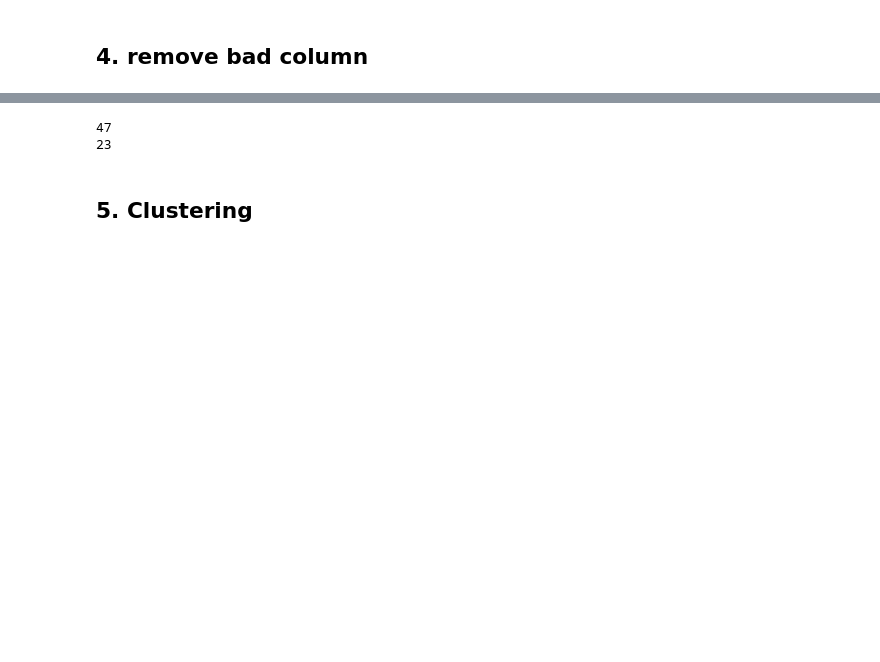
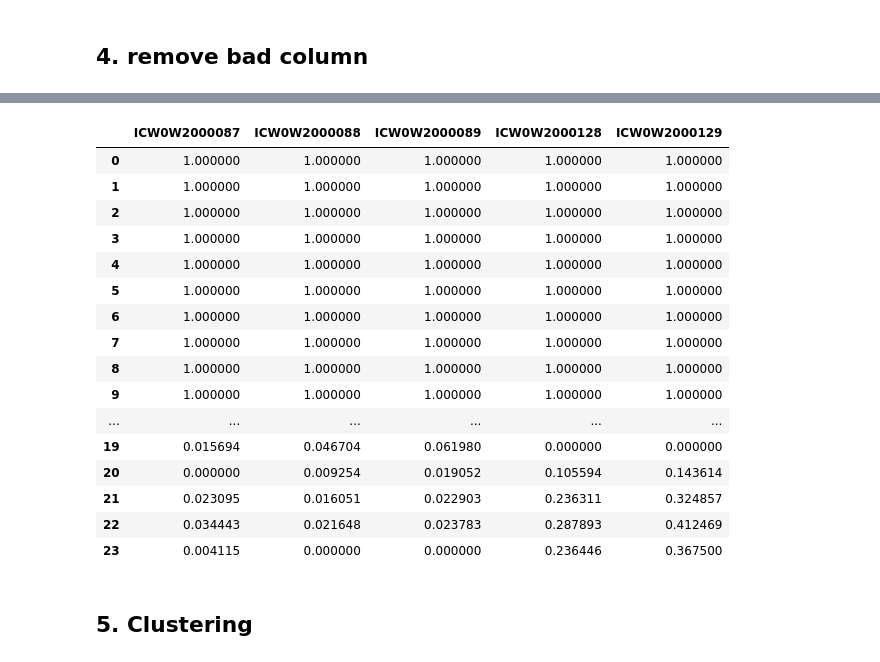
Before and after one commit to ClustProject/Clust, a Jupyter notebook: examples/4-1.quality_MLclustering.DomainData.som.ipynb, the cells around one changed output, grey strips where cells are left out. Drawn from its saved outputs; the diff is of its cells as text; code cells hidden in the pictures; blank space fills up the shorter version.

```diff
--- a/examples/4-1.quality_MLclustering.DomainData.som.ipynb
+++ b/examples/4-1.quality_MLclustering.DomainData.som.ipynb
@@ -16,11 +16,11 @@ plt.rcParams['figure.figsize']=(14, 4)
 import pandas as pd
 from datetime import timedelta
 duration_day = 1 # 1 or 7
-start_time = pd.to_datetime("2021-02-25 00:00:00")
+start_time = pd.to_datetime("2020-05-14 00:00:00")
 end_time = start_time + timedelta(days = duration_day)
 duration = {'start_time':start_time, 'end_time':end_time}
-db_name = 'farm_strawberry_open'
-feature_list = ['groundTemperature']# ['in_noise','in_pm01', 'in_pm01_raw', 'in_pm10', 'in_pm10_raw', 'in_pm25','in_pm25_raw', 'in_temp', 'voc']
+db_name = 'air_indoor_도서관'
+feature_list = ['in_co2']# ['in_noise','in_pm01', 'in_pm01_raw', 'in_pm10', 'in_pm10_raw', 'in_pm25','in_pm25_raw', 'in_temp', 'voc']
 feature_name = feature_list[0]
 
 
@@ -32,12 +32,12 @@ fig_height = 30
 # 2.Data manipulation parameter
 freq_min = 60
 import datetime
-timedelta_frequency_sec = datetime.timedelta(minutes= freq_min)
+timedelta_frequency_min = datetime.timedelta(minutes= freq_min)
 # 3. Nan Processing Parameter
 # 3-1. NanLImitProcessingInfo = {'type':'ratio', 'ConsecutiveNanLimit':0.05, 'totalNaNLimit':1} # seconds
 # 3-2. NanLImitProcessingInfo = {'type':'time', 'ConsecutiveNanLimit':1*60*60, 'totalNaNLimit':5*60*60} #seconds
 # 3-3.
-NanInfoForClenData = {'type':'num', 'ConsecutiveNanLimit':1, 'totalNaNLimit':3}
+NanInfoForClenData = {'type':'num', 'ConsecutiveNanLimit':100, 'totalNaNLimit':100}
 # %% [markdown]
 ## 1. dataset Prepration
 # %%
@@ -104,9 +87,23 @@ data = CMS.get_cleanData_by_removing_column(dataDF, NanInfoForClenData)
-# %%
-print(len(dataDF.columns))
-print(len(data.columns))
-# %% [output]
-47
-23
+# %%
+data
+# %% [output]
+|  | ICW0W2000087 | ICW0W2000088 | ICW0W2000089 | ICW0W2000128 | ICW0W2000129 |
+| 0 | 1.000000 | 1.000000 | 1.000000 | 1.000000 | 1.000000 |
+| 1 | 1.000000 | 1.000000 | 1.000000 | 1.000000 | 1.000000 |
+| 2 | 1.000000 | 1.000000 | 1.000000 | 1.000000 | 1.000000 |
+| 3 | 1.000000 | 1.000000 | 1.000000 | 1.000000 | 1.000000 |
+| 4 | 1.000000 | 1.000000 | 1.000000 | 1.000000 | 1.000000 |
+| 5 | 1.000000 | 1.000000 | 1.000000 | 1.000000 | 1.000000 |
+| 6 | 1.000000 | 1.000000 | 1.000000 | 1.000000 | 1.000000 |
+| 7 | 1.000000 | 1.000000 | 1.000000 | 1.000000 | 1.000000 |
+| 8 | 1.000000 | 1.000000 | 1.000000 | 1.000000 | 1.000000 |
+| 9 | 1.000000 | 1.000000 | 1.000000 | 1.000000 | 1.000000 |
+| ... | ... | ... | ... | ... | ... |
+| 19 | 0.015694 | 0.046704 | 0.061980 | 0.000000 | 0.000000 |
+| 20 | 0.000000 | 0.009254 | 0.019052 | 0.105594 | 0.143614 |
+| 21 | 0.023095 | 0.016051 | 0.022903 | 0.236311 | 0.324857 |
+| 22 | 0.034443 | 0.021648 | 0.023783 | 0.287893 | 0.412469 |
+| 23 | 0.004115 | 0.000000 | 0.000000 | 0.236446 | 0.367500 |
 # %% [markdown]
 ## 5. Clustering
 # %% [markdown]
```
Also changed, not shown: parts of 12 cells of this notebook, 10 other files.
